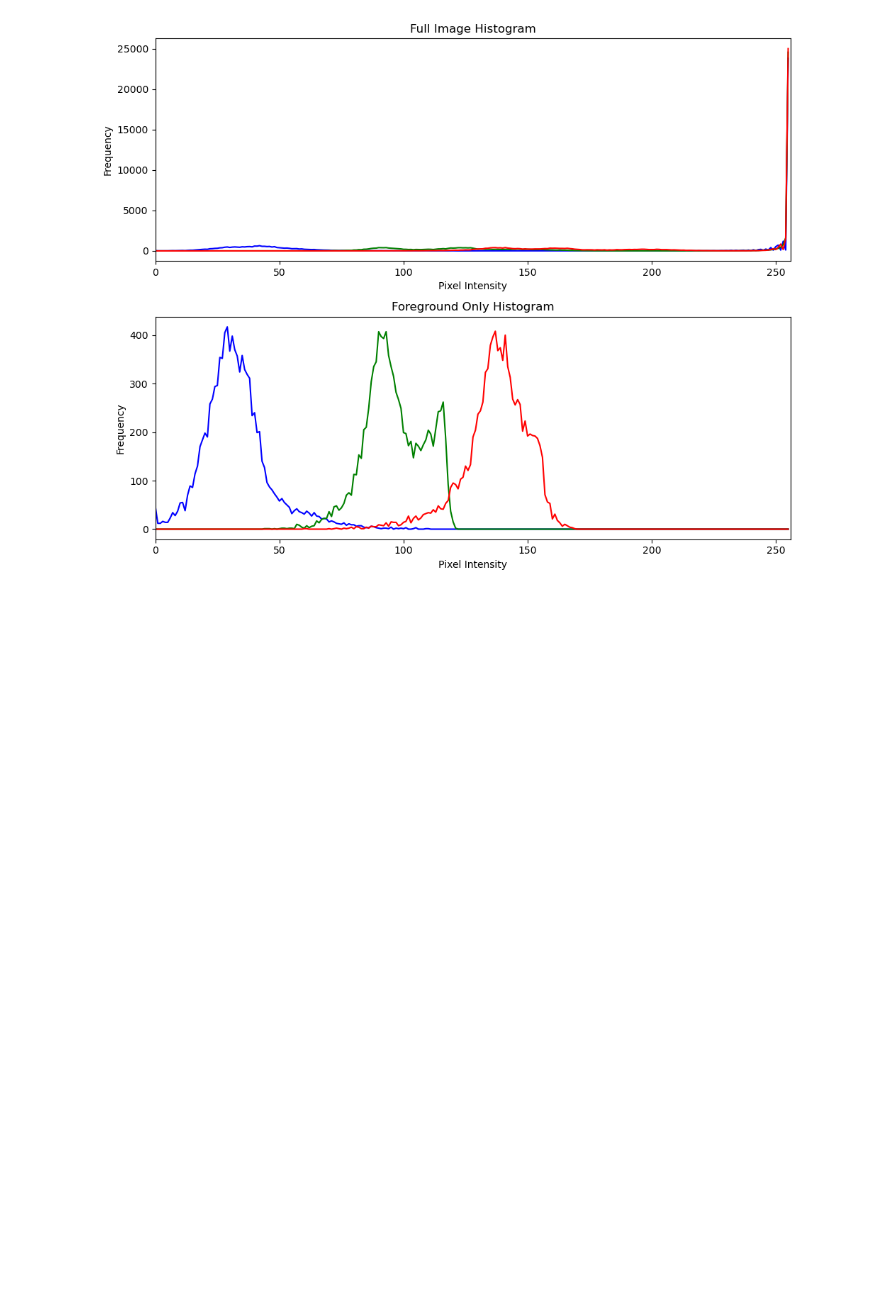
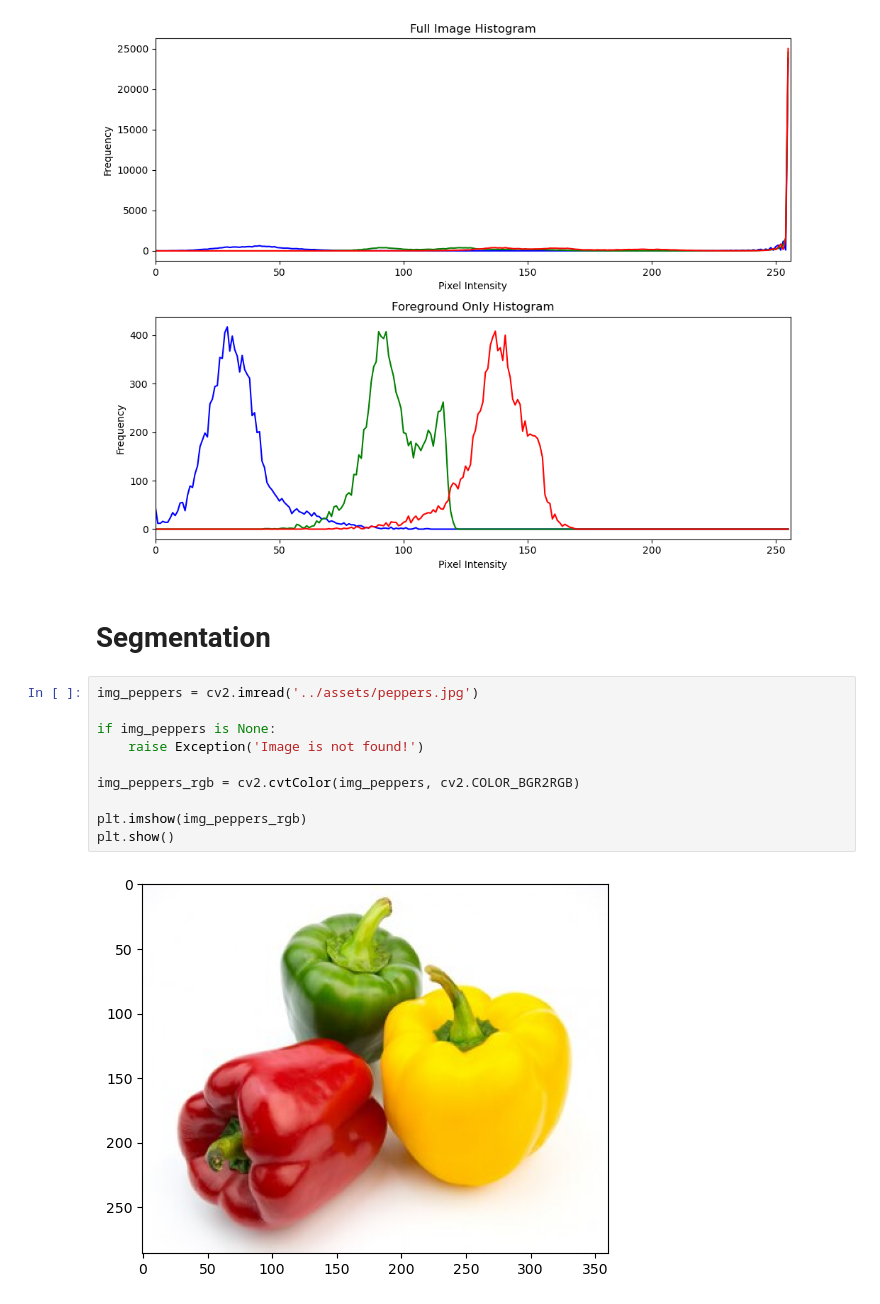
Before and after one commit to FarrelAD/Penglihatan-Komputer, a Jupyter notebook: notebooks/week-9.ipynb, the cells around one changed output. Cells and saved outputs as stored; diff of their text form; blank space fills up the shorter version.

```diff
--- a/notebooks/week-9.ipynb
+++ b/notebooks/week-9.ipynb
@@ -179,3 +179,17 @@ plt.show()
 # %% [output]
 [figure]
 [figure]
+# %% [markdown]
+# Segmentation
+# %%
+img_peppers = cv2.imread('../assets/peppers.jpg')
+
+if img_peppers is None:
+    raise Exception('Image is not found!')
+
+img_peppers_rgb = cv2.cvtColor(img_peppers, cv2.COLOR_BGR2RGB)
+
+plt.imshow(img_peppers_rgb)
+plt.show()
+# %% [output]
+[figure, added]
```
Also changed, not shown: parts of 5 cells of this notebook, 2 other files.
